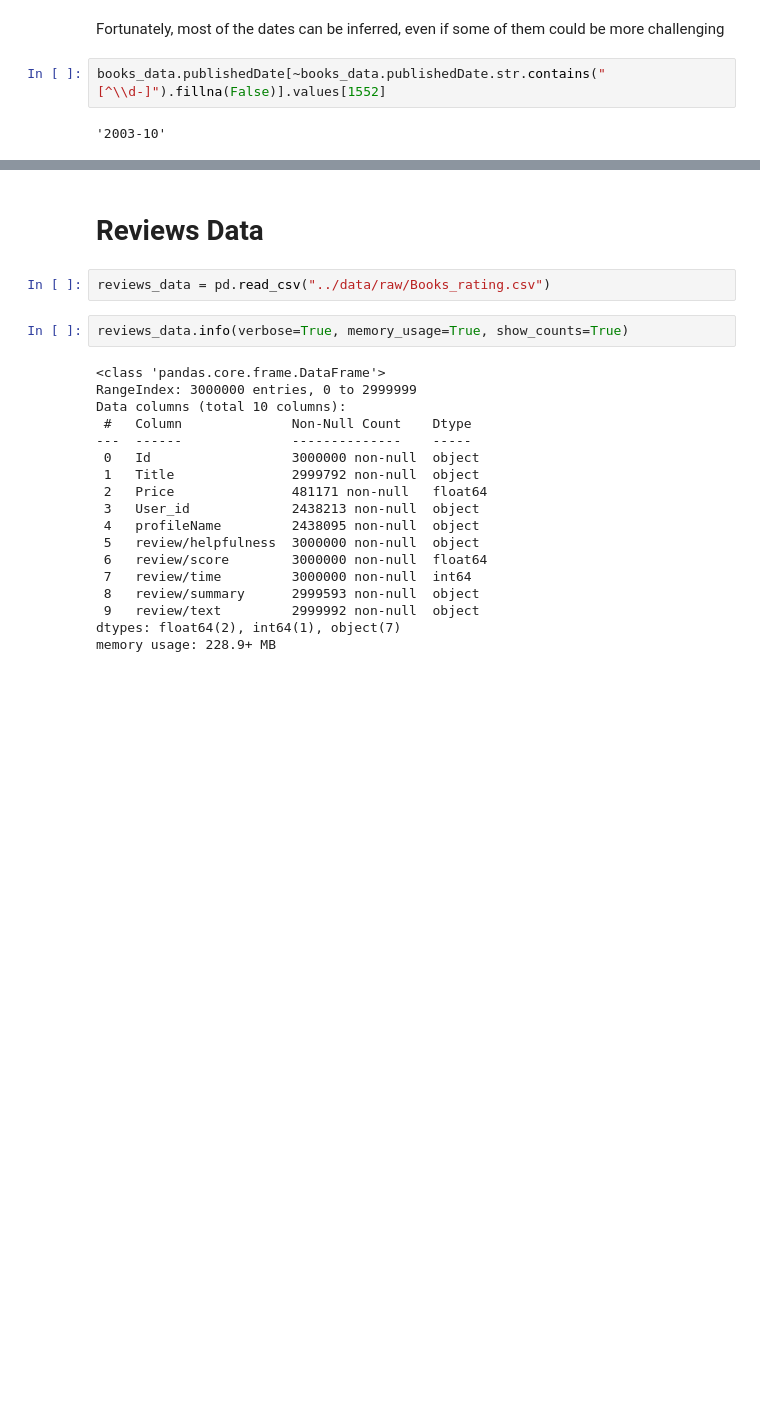
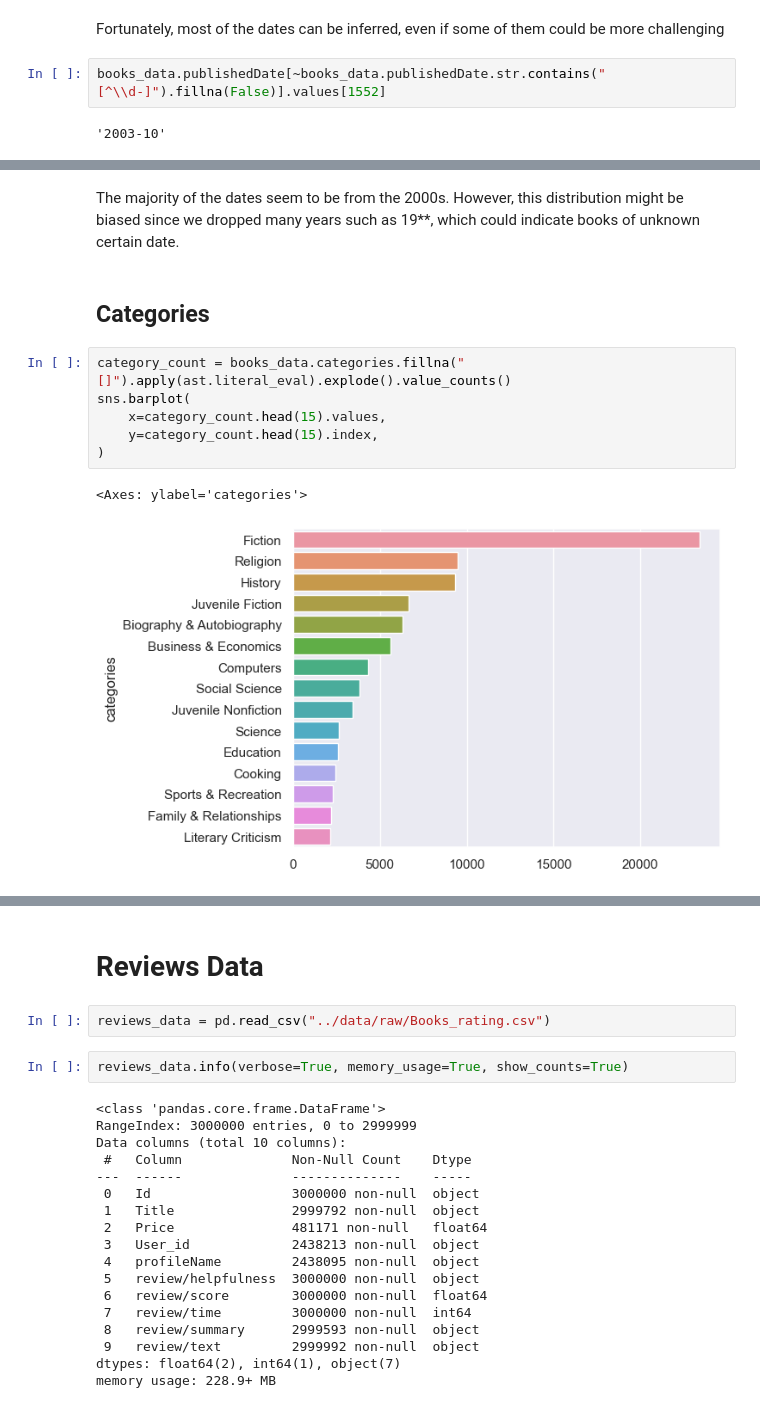
Before and after one commit to NicolasDue/book-recommender, a Jupyter notebook: notebooks/T1-First_EDA.ipynb, the cells around one changed output, grey strips where cells are left out. Drawn from its saved outputs; the diff is of its cells as text; blank space fills up the shorter version.

```diff
--- a/notebooks/T1-First_EDA.ipynb
+++ b/notebooks/T1-First_EDA.ipynb
@@ -206,0 +215,13 @@ OutOfBoundsDatetime: Out of bounds nanosecond timestamp: 1672, at position 1552
+# %% [markdown]
+The majority of the dates seem to be from the 2000s. However, this distribution might be biased since we dropped many years such as 19**, which could indicate books of unknown certain date.
+# %% [markdown]
+## Categories
+# %%
+category_count = books_data.categories.fillna("[]").apply(ast.literal_eval).explode().value_counts()
+sns.barplot(
+    x=category_count.head(15).values,
+    y=category_count.head(15).index,
+)
+# %% [output]
+<Axes: ylabel='categories'>
+[figure, added]
```
Also changed, not shown: parts of 24 cells of this notebook.
